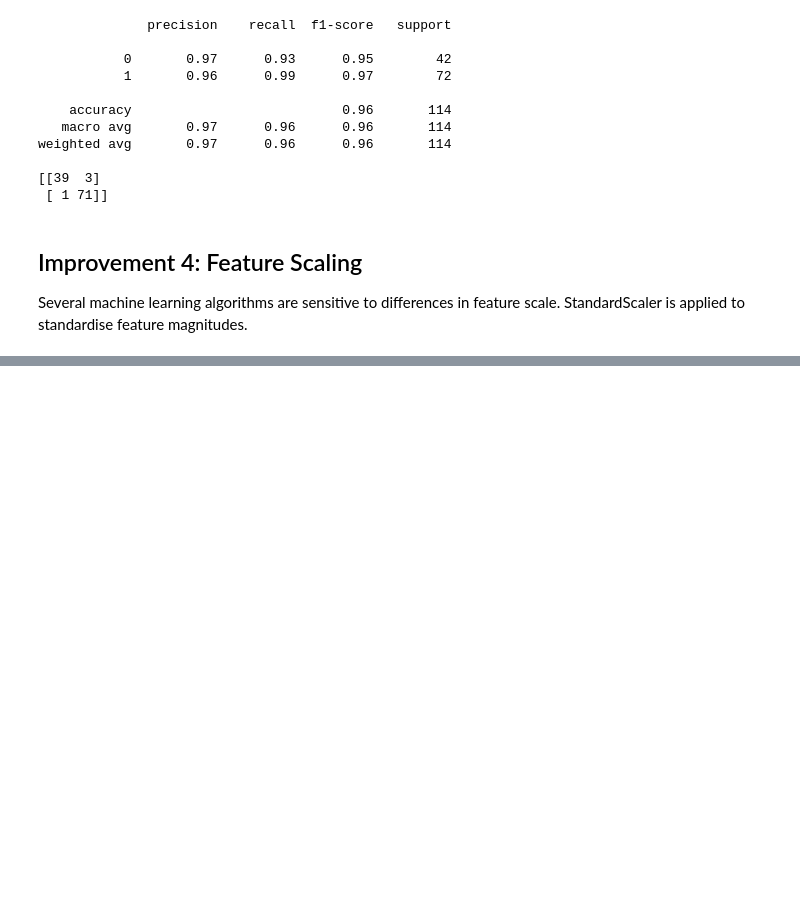
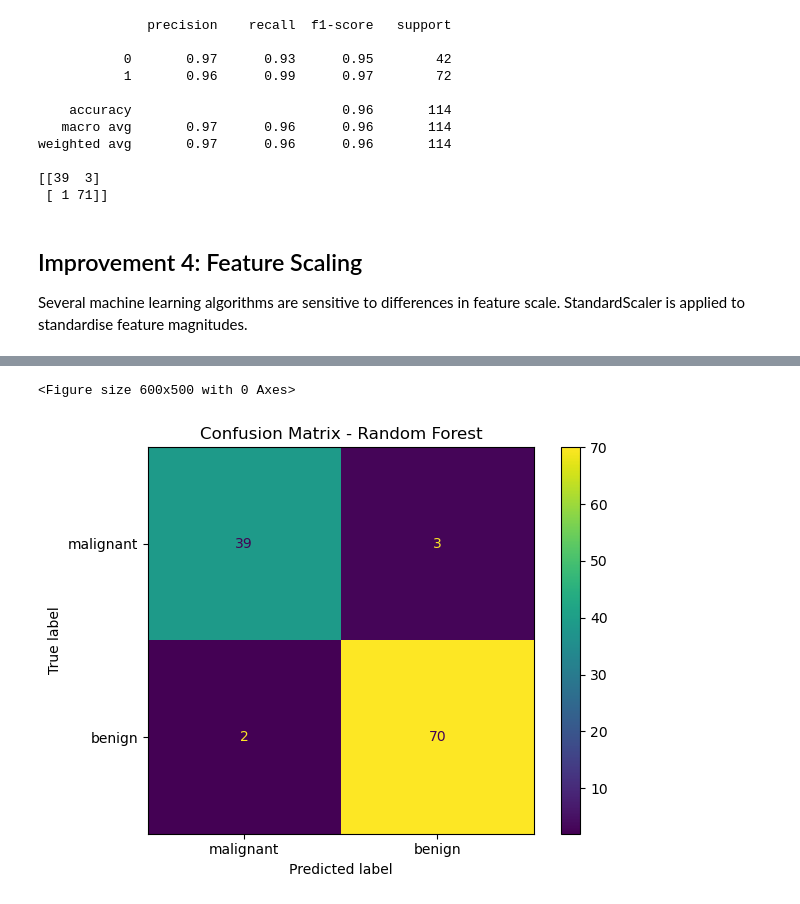
Before and after one commit to izaanabdali/SPC4004_Code_Generation_Project, a Jupyter notebook: improved_model.ipynb, the cells around one changed output, grey strips where cells are left out. Drawn from its saved outputs; the diff is of its cells as text; code cells hidden in the pictures; blank space fills up the shorter version.

```diff
--- a/improved_model.ipynb
+++ b/improved_model.ipynb
@@ -111,0 +213,16 @@ X_test_scaled = scaler.transform(X_test)
+# %%
+best_model_name = "Random Forest"
+best_model = trained_models[best_model_name]
+best_predictions = results[best_model_name]["predictions"]
+
+cm = confusion_matrix(y_test, best_predictions)
+
+plt.figure(figsize=(6, 5))
+disp = ConfusionMatrixDisplay(confusion_matrix=cm, display_labels=data.target_names)
+disp.plot()
+plt.title(f"Confusion Matrix - {best_model_name}")
+plt.tight_layout()
+plt.show()
+# %% [output]
+<Figure size 600x500 with 0 Axes>
+[figure, added]
```
Also changed, not shown: parts of 5 cells of this notebook.
